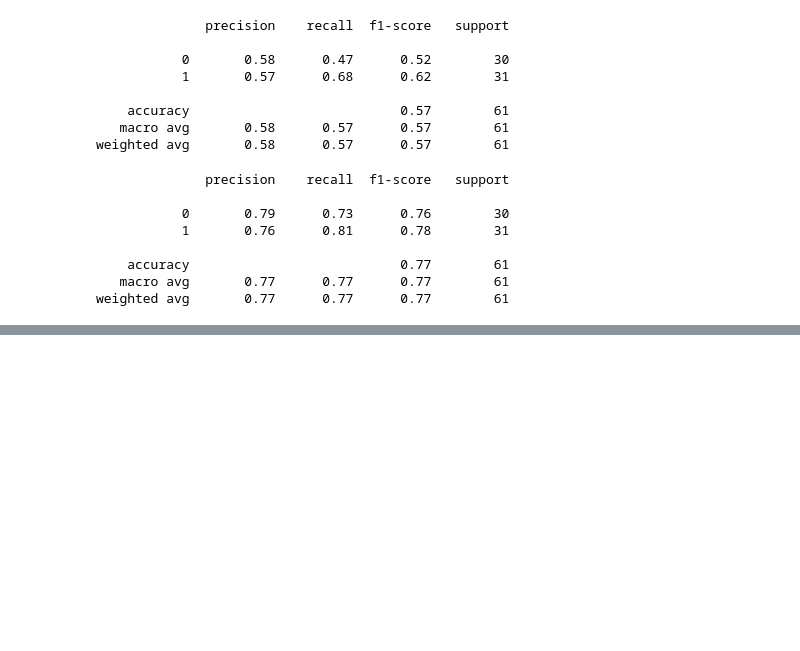
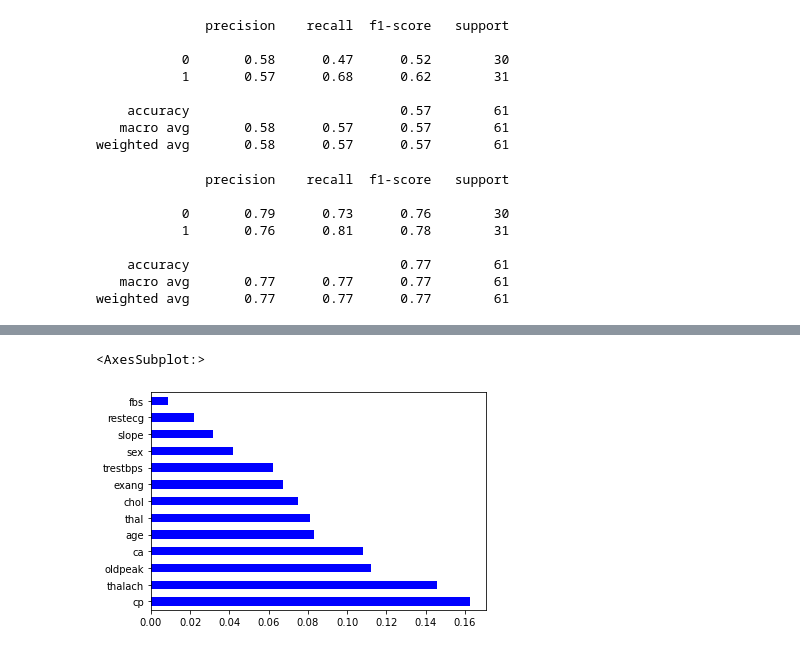
Before and after one commit to Aman20btrcd001/AML, a Jupyter notebook: heart_disease.ipynb, the cells around one changed output, grey strips where cells are left out. Cells and saved outputs as stored; diff of their text form; code cells hidden in the pictures; blank space fills up the shorter version.

```diff
--- a/heart_disease.ipynb
+++ b/heart_disease.ipynb
@@ -186,0 +245,7 @@ weighted avg       0.78      0.77      0.77        61
+# %%
+index= df.columns[:-1]
+importance = pd.Series(model6.feature_importances_, index=index)
+importance.nlargest(13).plot(kind='barh', colormap='winter')
+# %% [output]
+<AxesSubplot:>
+[figure, added]
```
Also changed, not shown: parts of 12 cells of this notebook.
